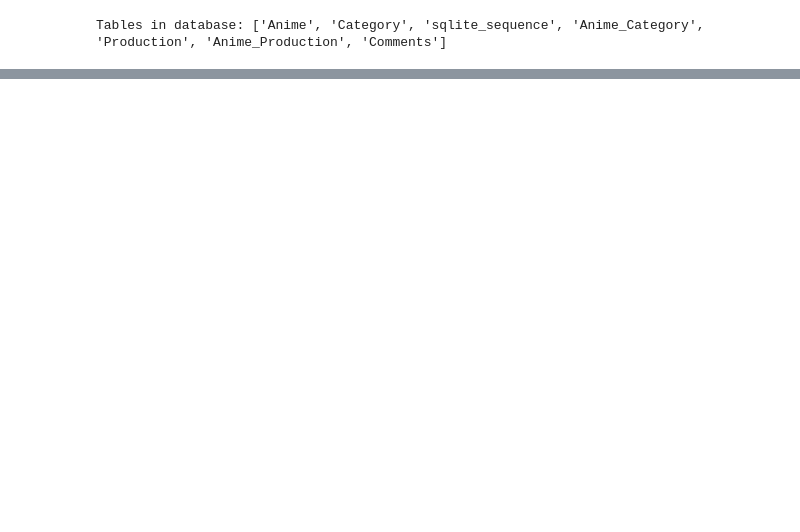
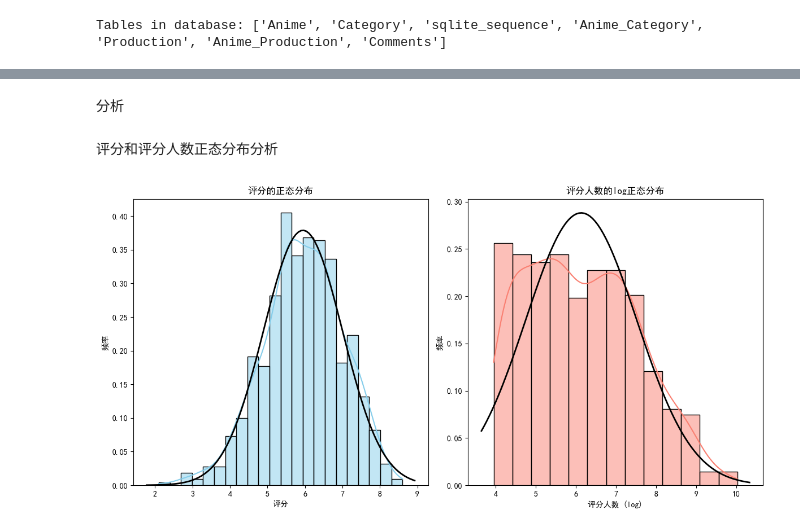
Before and after one commit to AkiyaKiko/BangumiCrawler, a Jupyter notebook: EDA/EDA.ipynb, the cells around one changed output, grey strips where cells are left out. Drawn from its saved outputs; the diff is of its cells as text; code cells hidden in the pictures; blank space fills up the shorter version.

```diff
--- a/EDA/EDA.ipynb
+++ b/EDA/EDA.ipynb
@@ -79,0 +208,46 @@ for table, df in dataframes.items():
+# %% [markdown]
+分析
+# %% [markdown]
+评分和评分人数正态分布分析
+# %%
+import seaborn as sns
+import matplotlib.pyplot as plt
+from scipy.stats import norm
+import numpy as np
+
+# 绘制评分的正态分布图
+plt.figure(figsize=(12, 6))
+
+# 使用displot绘制评分的分布
+plt.subplot(1, 2, 1)
+sns.histplot(anime_df['score'], kde=True, stat='density', color='skyblue')
+
+# Fit a normal distribution and plot it
+xmin, xmax = plt.xlim()
+x = np.linspace(xmin, xmax, 100)
+p = norm.pdf(x, anime_df['score'].mean(), anime_df['score'].std())
+plt.plot(x, p, 'k', linewidth=2)
+plt.title('评分的正态分布')
+plt.xlabel('评分')
+plt.ylabel('频率')
+
+# 对评分人数取log
+y = np.log(anime_df['score_count'] + 1)  # Adding 1 to avoid log(0)
+
+# 使用displot绘制评分人数的log分布
+plt.subplot(1, 2, 2)
+sns.histplot(y, kde=True, stat='density', color='salmon')
+
+# Fit a normal distribution to the log-transformed data and plot it
+xmin, xmax = plt.xlim()
+x = np.linspace(xmin, xmax, 100)
+p = norm.pdf(x, y.mean(), y.std())
+plt.plot(x, p, 'k', linewidth=2)
+plt.title('评分人数的log正态分布')
+plt.xlabel('评分人数 (log)')
+plt.ylabel('频率')
+
+plt.tight_layout()
+plt.show()
+# %% [output]
+[figure, added]
```
Also changed, not shown: parts of 24 cells of this notebook, 16 other files.
